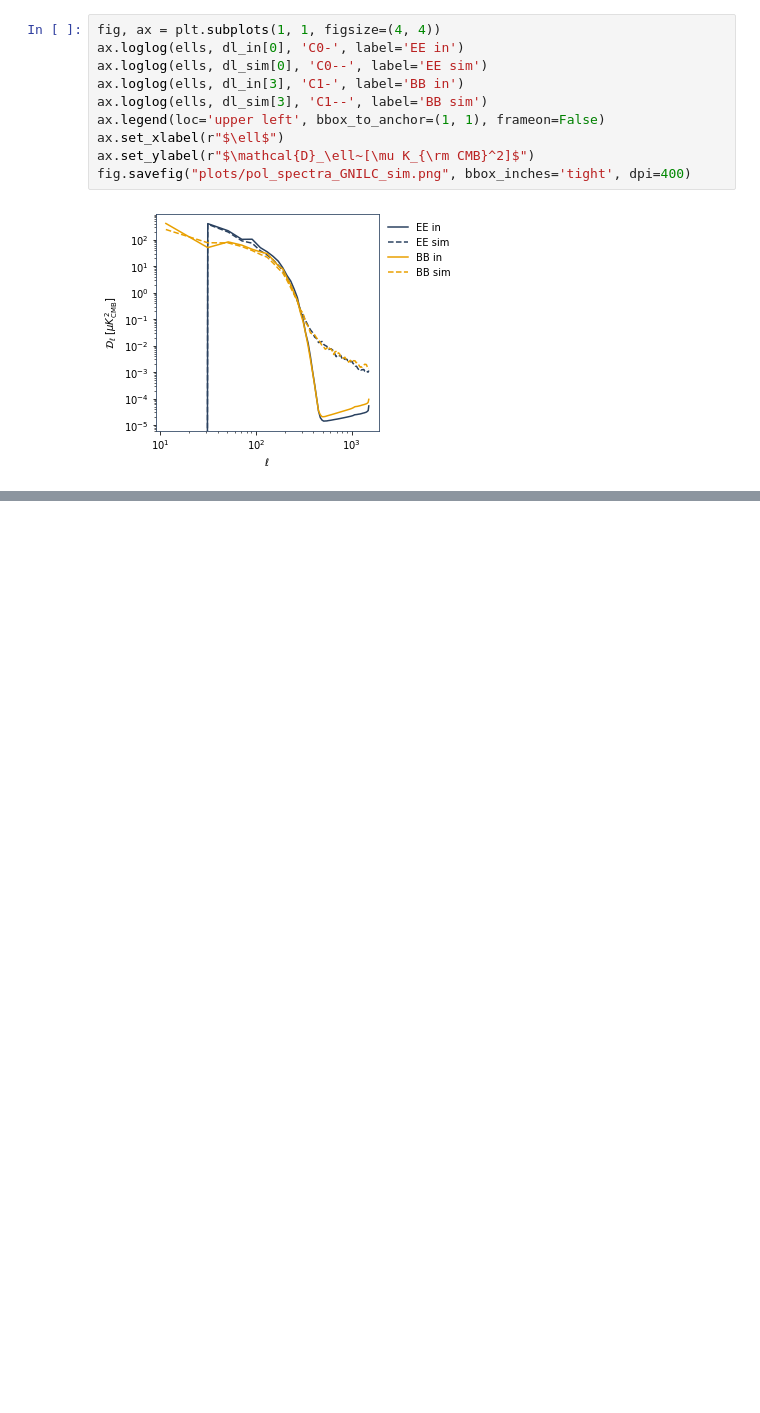
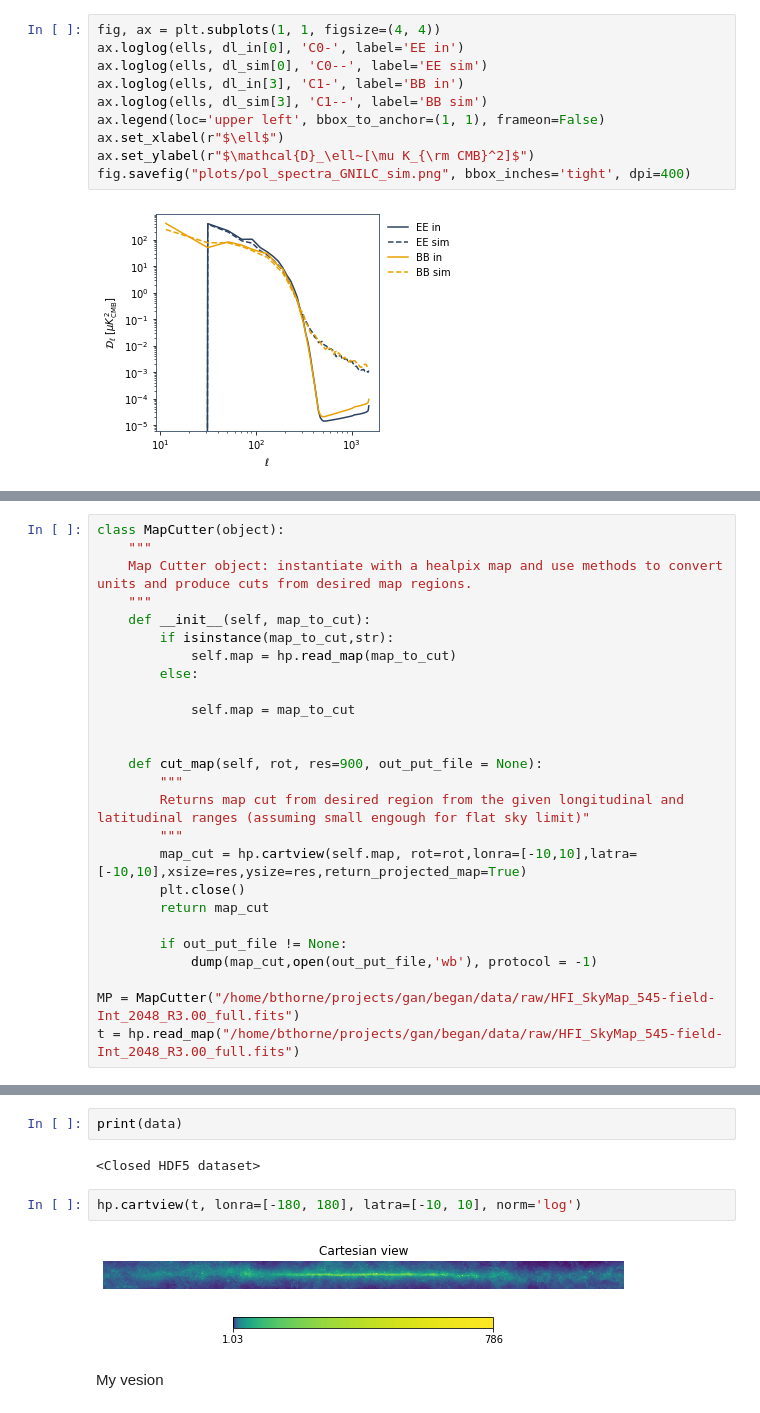
Before and after one commit to b-thorne/began, a Jupyter notebook: notebooks/gnilc-data-munging.ipynb, the cells around one changed output, grey strips where cells are left out. Saved outputs shown, nothing was run; the diff lists cells and outputs as text; blank space fills up the shorter version.

```diff
--- a/notebooks/gnilc-data-munging.ipynb
+++ b/notebooks/gnilc-data-munging.ipynb
@@ -181,0 +184,26 @@ fig.savefig("plots/pol_spectra_GNILC_sim.png", bbox_inches='tight', dpi=400)
+# %%
+class MapCutter(object):
+    """
+    Map Cutter object: instantiate with a healpix map and use methods to convert units and produce cuts from desired map regions.
+    """
+    def __init__(self, map_to_cut):
+        if isinstance(map_to_cut,str):
+            self.map = hp.read_map(map_to_cut)
+        else:
+
+            self.map = map_to_cut
+
+
+    def cut_map(self, rot, res=900, out_put_file = None):
+        """
+        Returns map cut from desired region from the given longitudinal and latitudinal ranges (assuming small engough for flat sky limit)"
+        """
+        map_cut = hp.cartview(self.map, rot=rot,lonra=[-10,10],latra=[-10,10],xsize=res,ysize=res,return_projected_map=True)
+        plt.close()
+        return map_cut
+
+        if out_put_file != None:
+            dump(map_cut,open(out_put_file,'wb'), protocol = -1)
+
+MP = MapCutter("/home/bthorne/projects/gan/began/data/raw/HFI_SkyMap_545-field-Int_2048_R3.00_full.fits")
+t = hp.read_map("/home/bthorne/projects/gan/began/data/raw/HFI_SkyMap_545-field-Int_2048_R3.00_full.fits")
@@ -181,0 +270,10 @@ fig.savefig("plots/pol_spectra_GNILC_sim.png", bbox_inches='tight', dpi=400)
+# %%
+print(data)
+# %% [output]
+<Closed HDF5 dataset>
+# %%
+hp.cartview(t, lonra=[-180, 180], latra=[-10, 10], norm='log')
+# %% [output]
+[figure, added]
+# %% [markdown]
+My vesion
```
Also changed, not shown: parts of 17 cells of this notebook, 3 other files.
